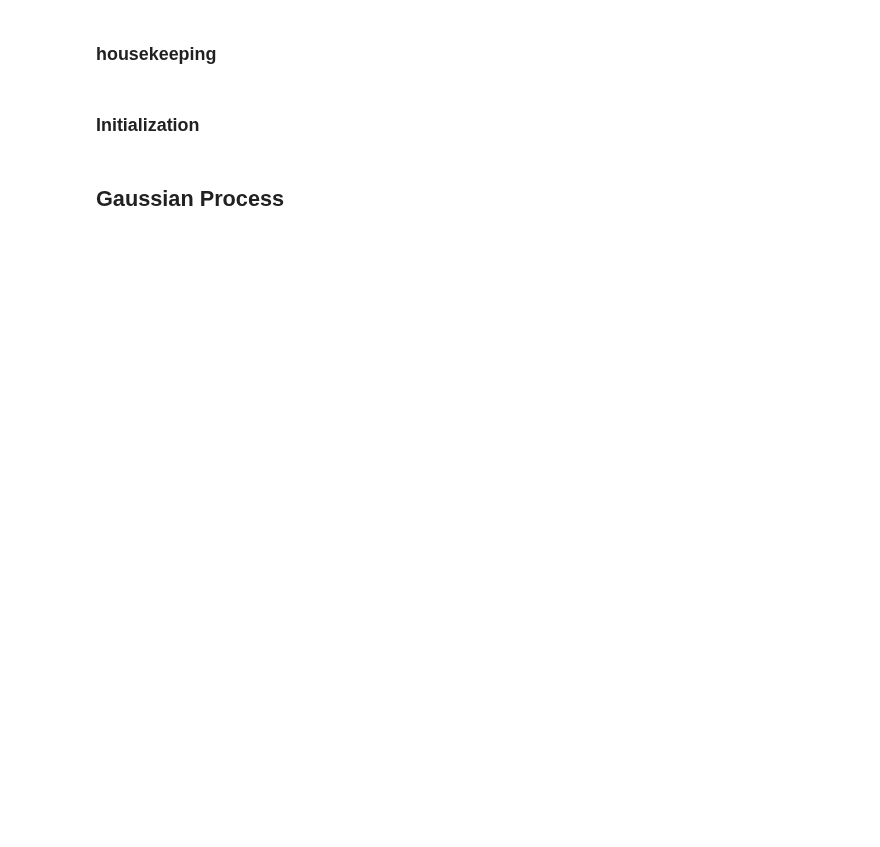
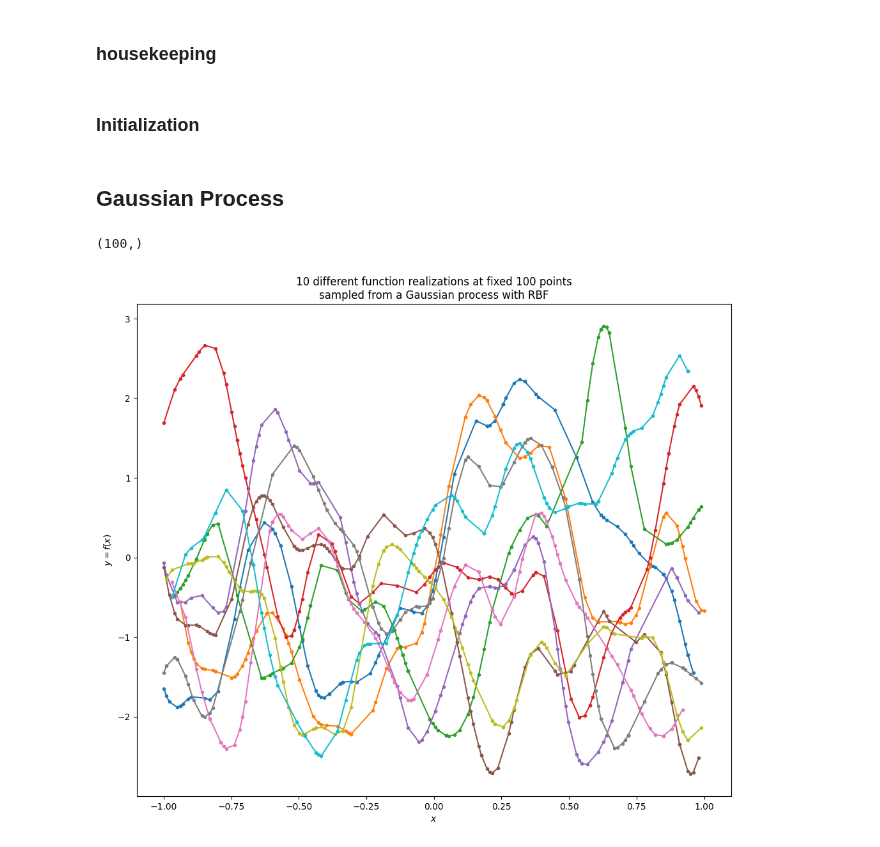
Before and after one commit to drclab/GP_VAE, a Jupyter notebook: drclab/gp1d.ipynb, the cells around one changed output. Saved outputs shown, nothing was run; the diff lists cells and outputs as text; code cells hidden in the pictures; blank space fills up the shorter version.

```diff
--- a/drclab/gp1d.ipynb
+++ b/drclab/gp1d.ipynb
@@ -52,3 +52,20 @@ else:
     for idx in range(samples):
         x_ = X_[:, idx]
         y_samples[:,idx] = gp.sample_y(x_[:, np.newaxis]).reshape(dataPoints)
+# %%
+idx = 3
+# %%
+X_[:,idx].shape
+# %% [output]
+(100,)
+# %%
+fig = plt.figure(figsize=(12,10))
+ax = fig.add_subplot(111)
+for idx in range(10):
+    ax.plot(X_[:,idx].reshape(-1,1), y_samples[:,idx].reshape(-1,1), marker='o', markersize=3)
+    ax.set_xlabel('$x$')
+    ax.set_ylabel('$y=f(x)$')
+    ax.set_title('10 different function realizations at fixed 100 points\n'
+    'sampled from a Gaussian process with RBF')
+# %% [output]
+[figure, added]
```
